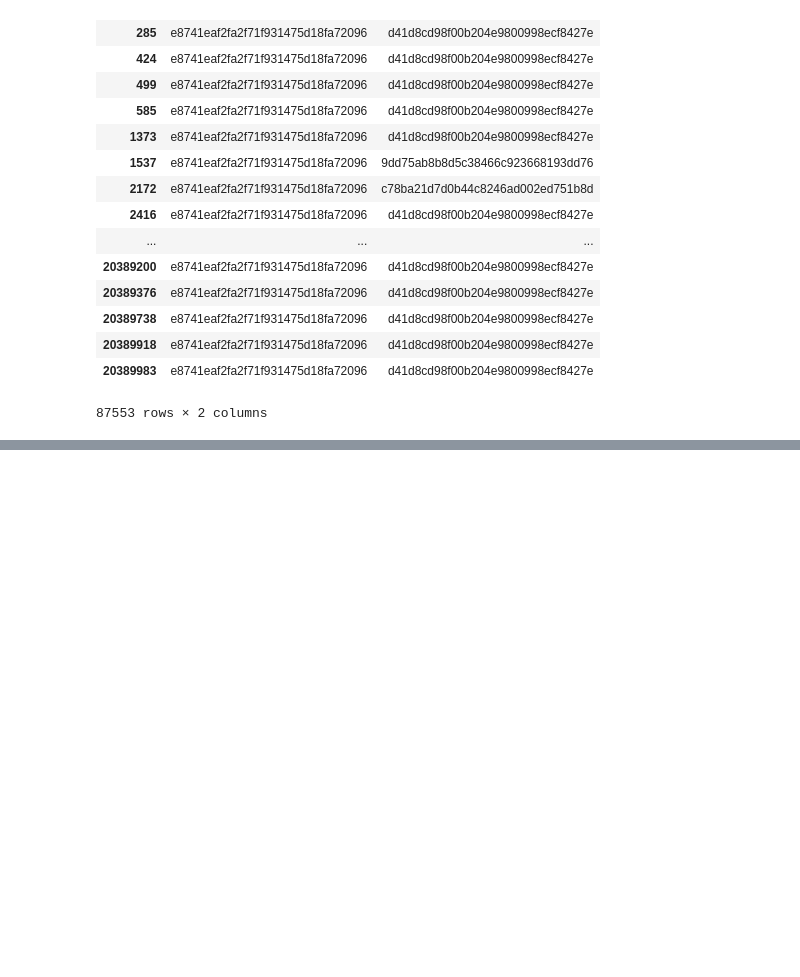
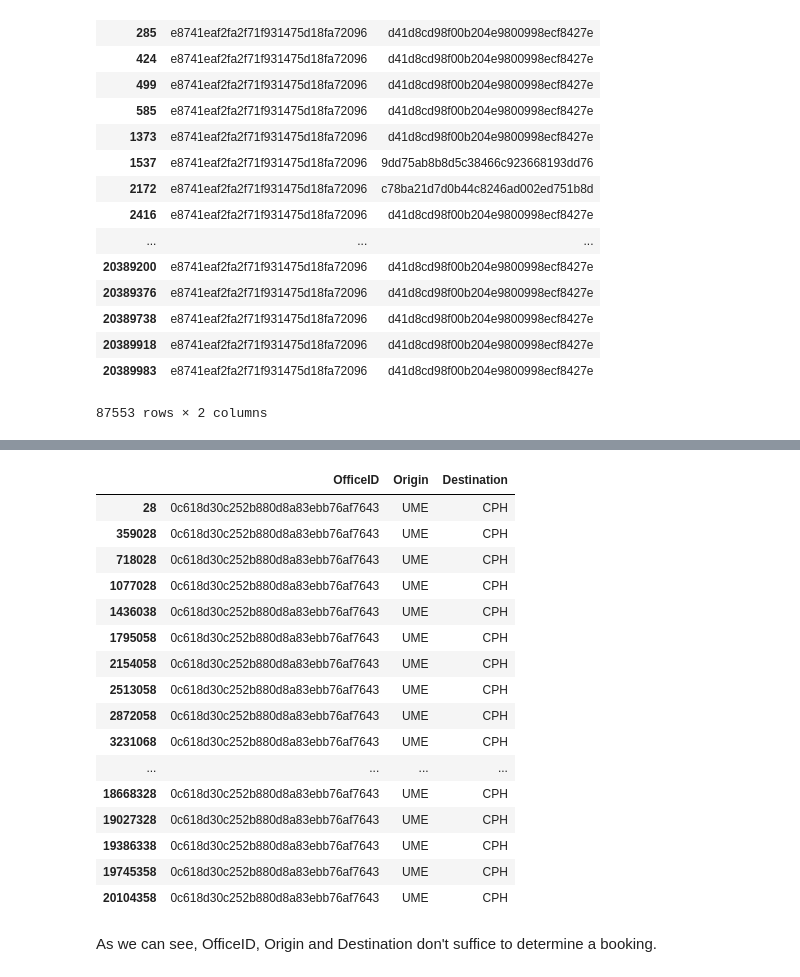
Before and after one commit to jangeloni/challenge_amadeus, a Jupyter notebook: bonus_exercise_1.ipynb, the cells around one changed output, grey strips where cells are left out. Drawn from its saved outputs; the diff is of its cells as text; code cells hidden in the pictures; blank space fills up the shorter version.

```diff
--- a/bonus_exercise_1.ipynb
+++ b/bonus_exercise_1.ipynb
@@ -164,0 +226,27 @@ DF_SEARCHES_ARCH.loc[DF_SEARCHES_ARCH['OfficeID'] == 'e8741eaf2fa2f71f931475d18f
+# %%
+
+officeID = DF_SEARCHES_ARCH['OfficeID'] == '0c618d30c252b880d8a83ebb76af7643'
+origin = DF_SEARCHES_ARCH['Origin'] == 'UME'
+dest = DF_SEARCHES_ARCH['Destination'] == 'CPH'
+
+DF_SEARCHES_ARCH[officeID & origin & dest]
+# %% [output]
+|  | OfficeID | Origin | Destination |
+| 28 | 0c618d30c252b880d8a83ebb76af7643 | UME | CPH |
+| 359028 | 0c618d30c252b880d8a83ebb76af7643 | UME | CPH |
+| 718028 | 0c618d30c252b880d8a83ebb76af7643 | UME | CPH |
+| 1077028 | 0c618d30c252b880d8a83ebb76af7643 | UME | CPH |
+| 1436038 | 0c618d30c252b880d8a83ebb76af7643 | UME | CPH |
+| 1795058 | 0c618d30c252b880d8a83ebb76af7643 | UME | CPH |
+| 2154058 | 0c618d30c252b880d8a83ebb76af7643 | UME | CPH |
+| 2513058 | 0c618d30c252b880d8a83ebb76af7643 | UME | CPH |
+| 2872058 | 0c618d30c252b880d8a83ebb76af7643 | UME | CPH |
+| 3231068 | 0c618d30c252b880d8a83ebb76af7643 | UME | CPH |
+| ... | ... | ... | ... |
+| 18668328 | 0c618d30c252b880d8a83ebb76af7643 | UME | CPH |
+| 19027328 | 0c618d30c252b880d8a83ebb76af7643 | UME | CPH |
+| 19386338 | 0c618d30c252b880d8a83ebb76af7643 | UME | CPH |
+| 19745358 | 0c618d30c252b880d8a83ebb76af7643 | UME | CPH |
+| 20104358 | 0c618d30c252b880d8a83ebb76af7643 | UME | CPH |
+# %% [markdown]
+As we can see, OfficeID, Origin and Destination don't suffice to determine a booking.
```
Also changed, not shown: parts of 14 cells of this notebook.
